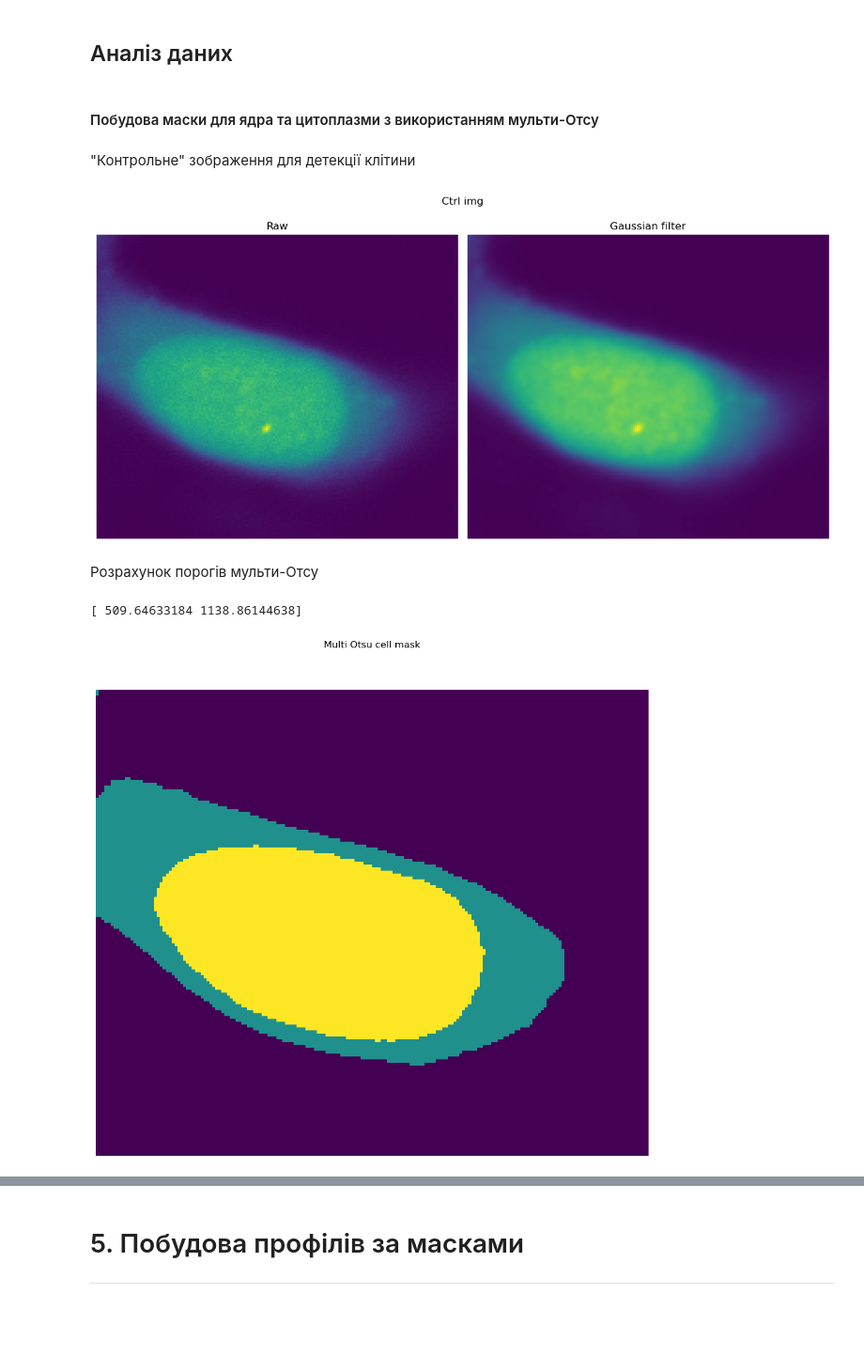
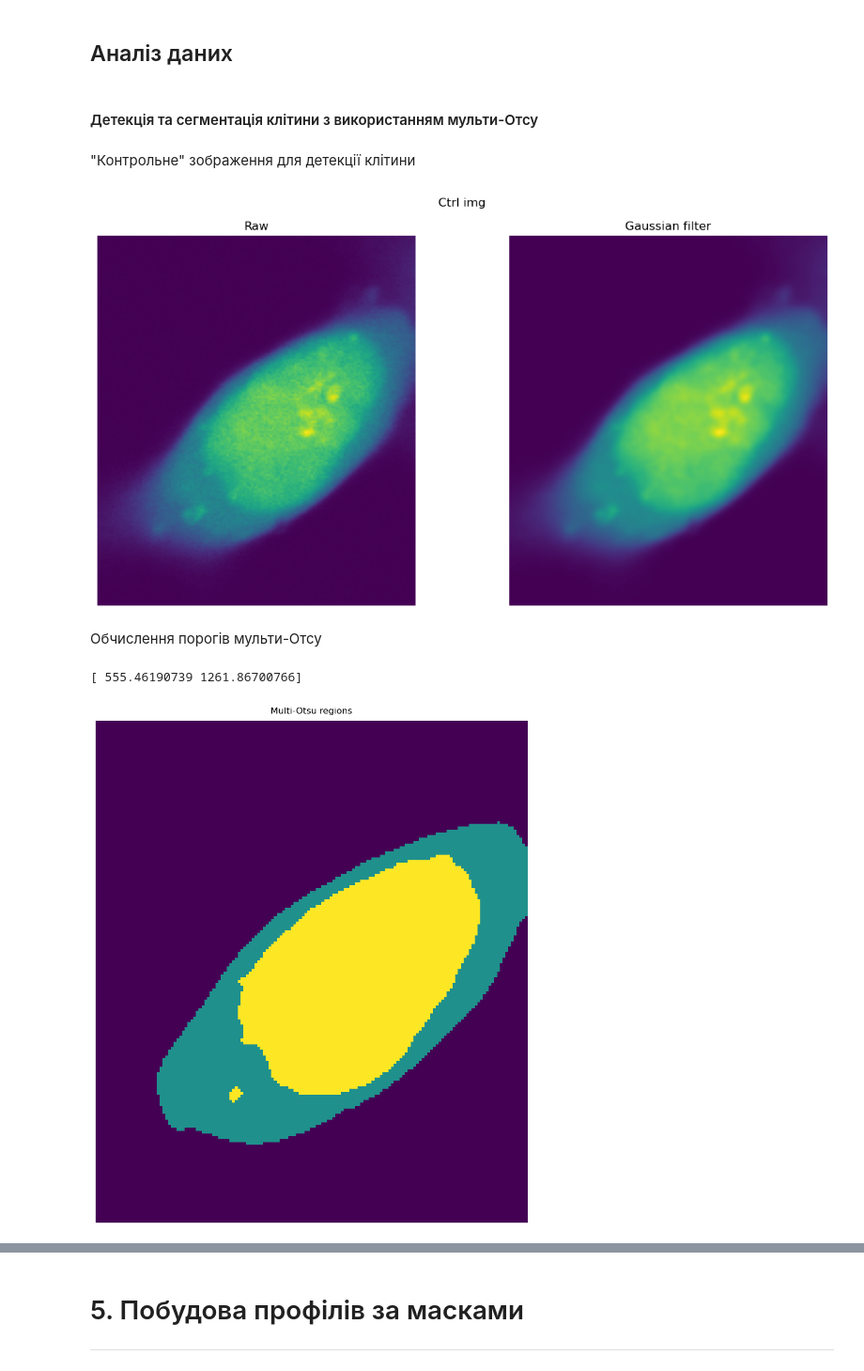
Before and after one commit to wisstock/UBDS3_image, a Jupyter notebook: BDS_notebook.ipynb, the cells around one changed output, grey strips where cells are left out. Shown at 94% size. Saved outputs shown, nothing was run; the diff lists cells and outputs as text; code cells hidden in the pictures; blank space fills up the shorter version.

```diff
--- a/BDS_notebook.ipynb
+++ b/BDS_notebook.ipynb
@@ -212,7 +190,7 @@ $$
 #### Завантаження зображень та розділення каналів
 # %%
 # завантаження зображень
-img_raw = io.imread("data/cell5.tif")
+img_raw = io.imread("data/cell6.tif")
 print(img_raw.shape)
 
 
@@ -283,10 +261,10 @@ plt.show()
 Вибір регіону клітини в кадрі
 # %%
 # регіон кропу
-x_start = 5
-x_end =160
-y_start = 15
-y_end = 190
+# x_start, x_end, y_start, y_end = 5, 160, 20, 190  # для файлу cell5
+x_start, x_end, y_start, y_end = 10, 180, 100, 155  # для файлу cell6
+# x_start, x_end, y_start, y_end = 40, 200, 100, 120  # для файлу cell7
+
 
 crop_rect = patches.Rectangle((y_start, x_start), y_end, x_end,
                               linewidth=1.5, edgecolor='white', facecolor='none')
@@ -326,7 +306,7 @@ plt.show()
 # %% [markdown]
 ## Аналіз даних
 # %% [markdown]
-#### Побудова маски для ядра та цитоплазми з використанням мульти-Отсу
+#### Детекція та сегментація клітини з використанням мульти-Отсу
 # %% [markdown]
 "Контрольне" зображення для детекції клітини
 # %%
@@ -337,6 +317,7 @@ cell_det_img_raw = np.mean(ch0_img_raw_crop, axis=0)
 cell_det_img = filters.gaussian(cell_det_img_raw, sigma=1)
 
 
+# plot
 plt.figure(figsize=(12,6))
 
 ax0 = plt.subplot(121)  # сире контрольне зображення
@@ -353,22 +334,25 @@ plt.suptitle('Ctrl img')
 plt.tight_layout()
 plt.show()
 # %% [output]
-[figure, old version]
+[figure, new version]
 # %% [markdown]
-Розрахунок порогів мульти-Отсу
+Обчислення порогів мульти-Отсу
 # %%
 # отримання порогів мульти-Отсу
 thresholds = filters.threshold_multiotsu(cell_det_img)
 print(thresholds)
 
+# розмежування регіонів за пороговими значеннями
 regions_img = np.digitize(cell_det_img, bins=thresholds)
 
+
+# plot
 plt.figure(figsize=(10,10))
-plt.imshow(regions_img)
-plt.suptitle('Multi Otsu cell mask')
+plt.imshow(regions_img)  # регіони за порогами мульти-Отсу
+plt.suptitle('Multi-Otsu regions')
 plt.axis('off')
 plt.tight_layout()
 plt.show()
 # %% [output]
-[ 509.64633184 1138.86144638]
+[ 555.46190739 1261.86700766]
-[figure, old version]
+[figure, new version]
```
Also changed, not shown: parts of 37 cells of this notebook, 3 other files.
